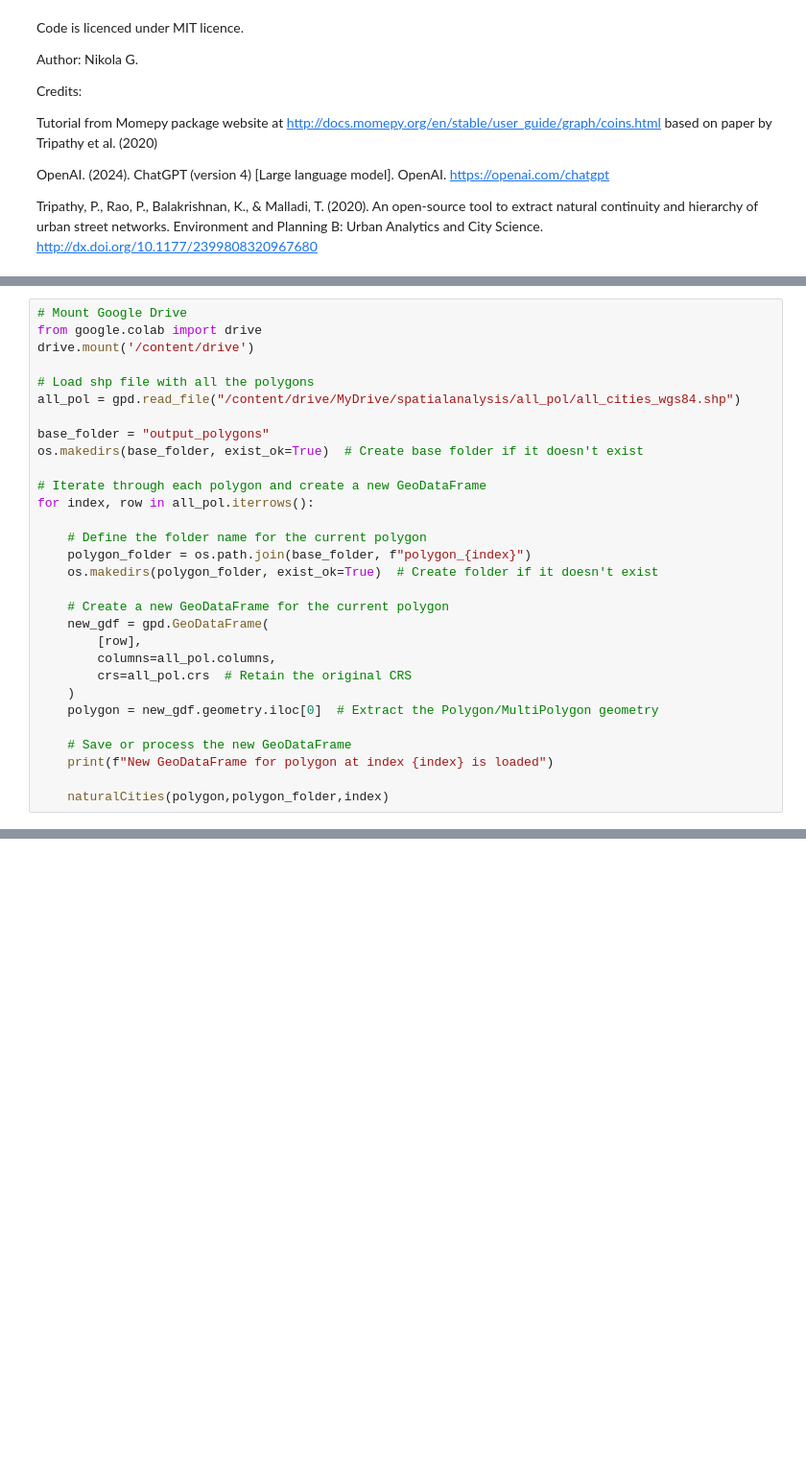
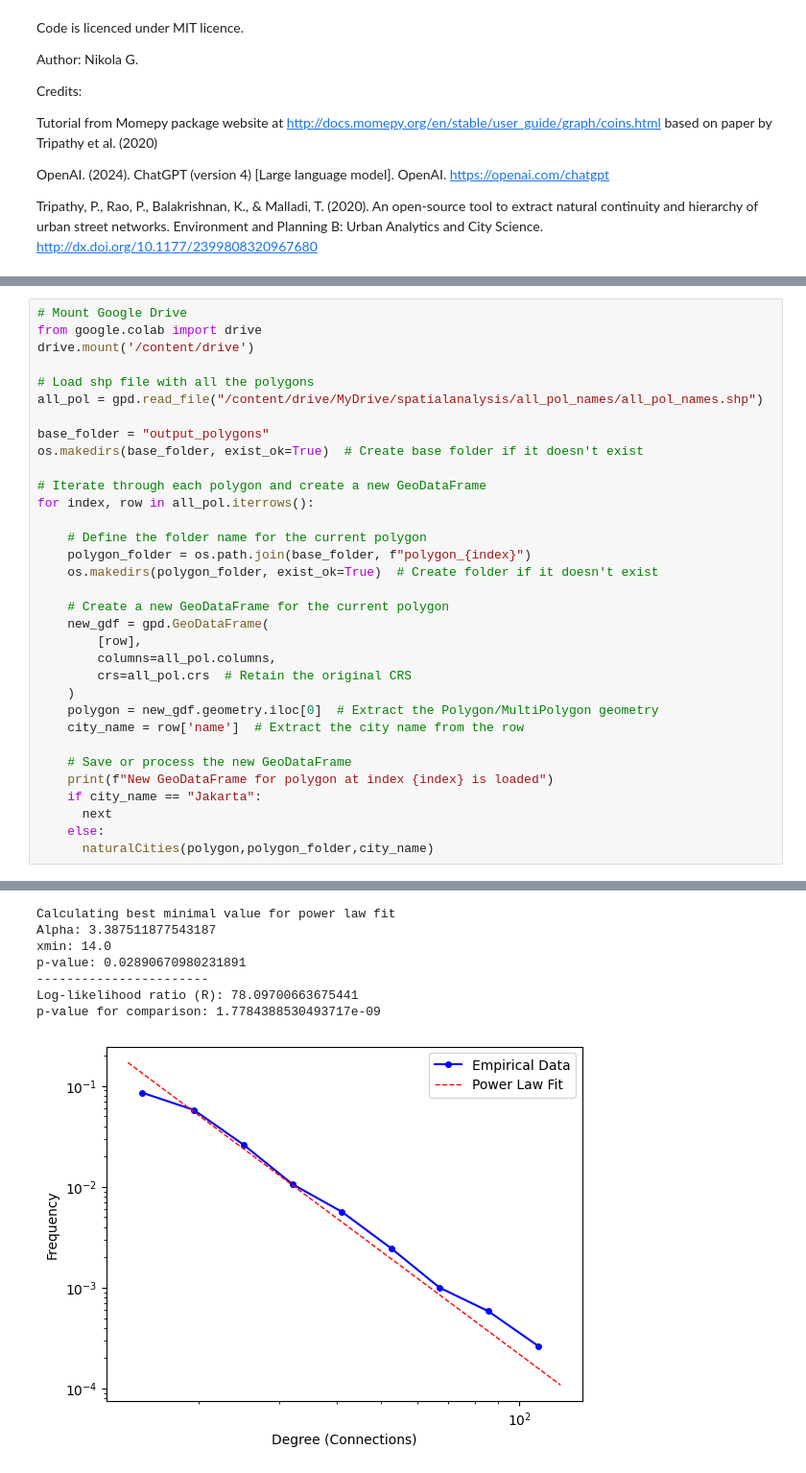
Before and after one commit to greymouse1/spatialanalysis, a Jupyter notebook: continuity_multiple_files.ipynb, the cells around one changed output, grey strips where cells are left out. Shown at 96% size. Saved outputs shown, nothing was run; the diff lists cells and outputs as text; blank space fills up the shorter version.

Commit message:
power law added

```diff
--- a/continuity_multiple_files.ipynb
+++ b/continuity_multiple_files.ipynb
@@ -120,7 +217,7 @@ from google.colab import drive
 drive.mount('/content/drive')
 
 # Load shp file with all the polygons
-all_pol = gpd.read_file("/content/drive/MyDrive/spatialanalysis/all_pol/all_cities_wgs84.shp")
+all_pol = gpd.read_file("/content/drive/MyDrive/spatialanalysis/all_pol_names/all_pol_names.shp")
 
 base_folder = "output_polygons"
 os.makedirs(base_folder, exist_ok=True)  # Create base folder if it doesn't exist
@@ -139,8 +236,12 @@ for index, row in all_pol.iterrows():
         crs=all_pol.crs  # Retain the original CRS
     )
     polygon = new_gdf.geometry.iloc[0]  # Extract the Polygon/MultiPolygon geometry
+    city_name = row['name']  # Extract the city name from the row
 
     # Save or process the new GeoDataFrame
     print(f"New GeoDataFrame for polygon at index {index} is loaded")
-
-    naturalCities(polygon,polygon_folder,index)
+    if city_name == "Jakarta":
+      next
+    else:
+      naturalCities(polygon,polygon_folder,city_name)
+# %% [output]
@@ -146,0 +251,8 @@ for index, row in all_pol.iterrows():
+Calculating best minimal value for power law fit
+Alpha: 3.387511877543187
+xmin: 14.0
+p-value: 0.02890670980231891
+-----------------------
+Log-likelihood ratio (R): 78.09700663675441
+p-value for comparison: 1.7784388530493717e-09
+[figure, added]
```
Also changed, not shown: parts of 4 cells of this notebook.
